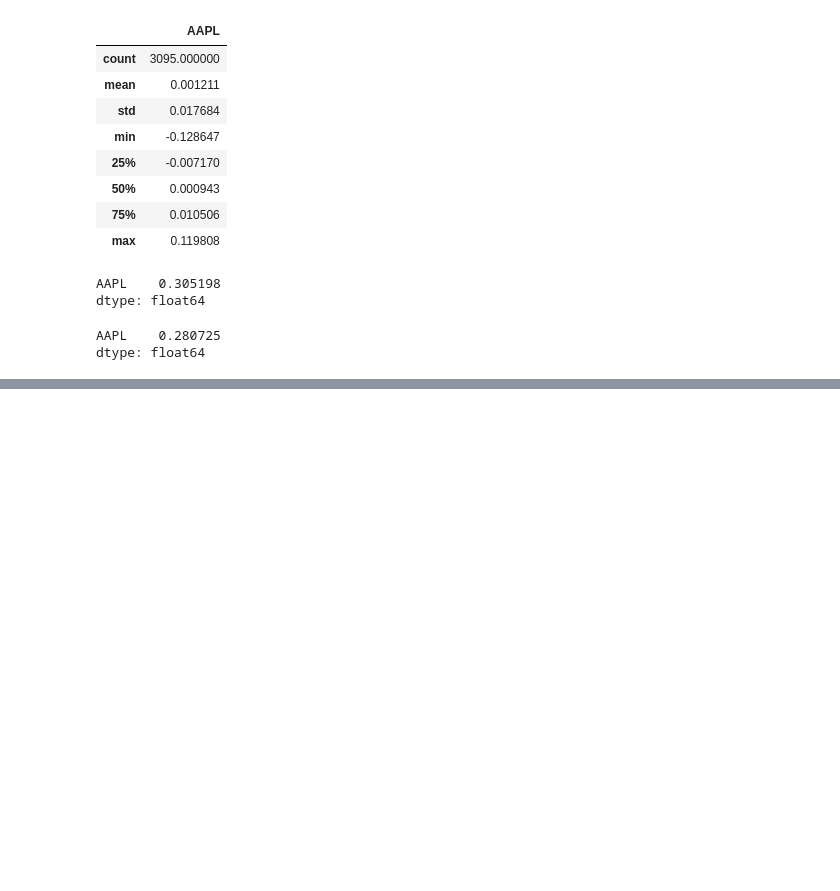
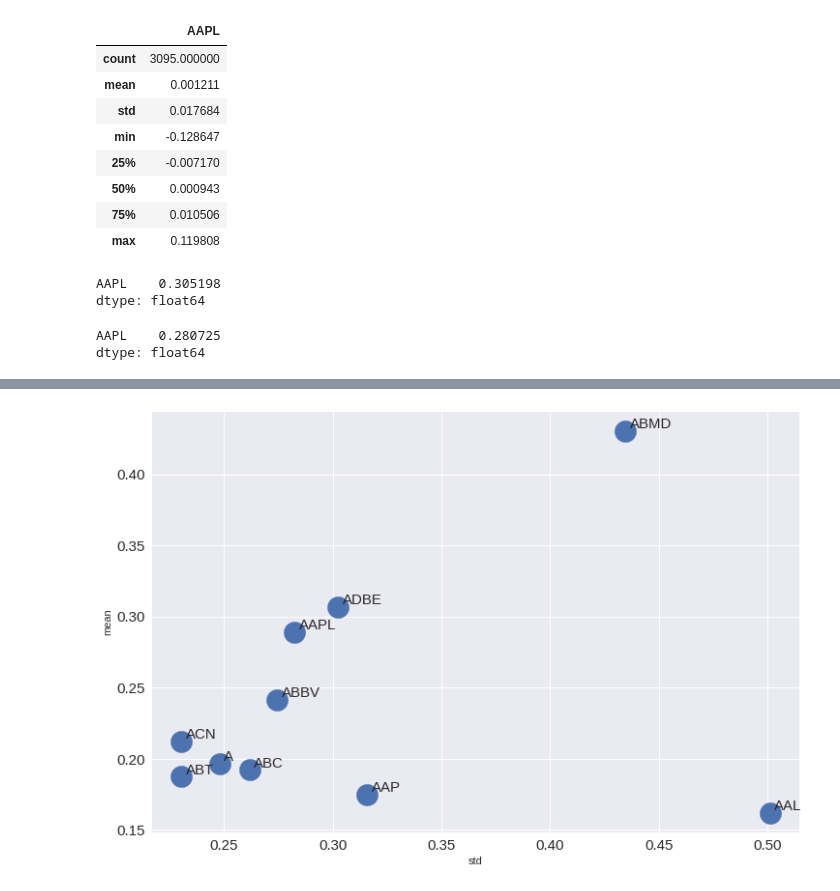
Before and after one commit to salmankhaliq22/Stock-Screener-using-Technical-Analysis-and-Efficient-Frontiers, a Jupyter notebook: 03-Normalizing the stocks data.ipynb, the cells around one changed output, grey strips where cells are left out. Saved outputs shown, nothing was run; the diff lists cells and outputs as text; code cells hidden in the pictures; blank space fills up the shorter version.

```diff
--- a/03-Normalizing the stocks data.ipynb
+++ b/03-Normalizing the stocks data.ipynb
@@ -582,0 +657,7 @@ returns.describe().T
+# %%
+# Lets annotate the graph by representing which dot is which company
+risk_return.plot.scatter(x = "std", y = "mean", figsize = (12, 8), s = 500, fontsize = 15)
+for i in risk_return.index:
+  plt.annotate(i,xy = (risk_return.loc[i,"std"]+0.002, risk_return.loc[i,"mean"]+0.002), size = 15)
+# %% [output]
+[figure, added]
```
Also changed, not shown: parts of 11 cells of this notebook.
